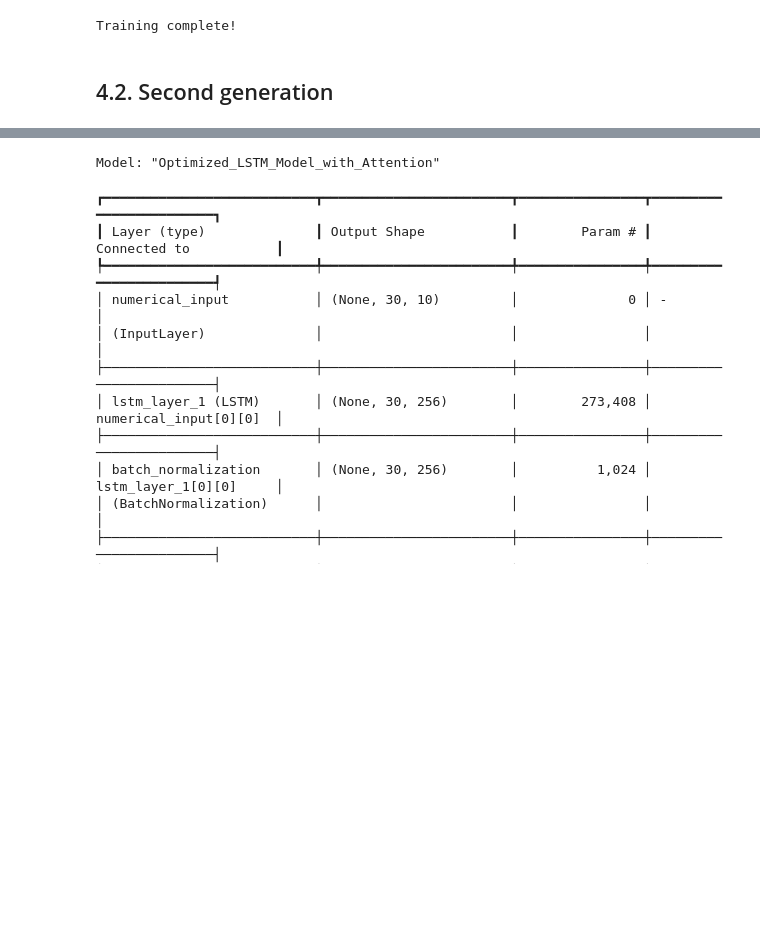
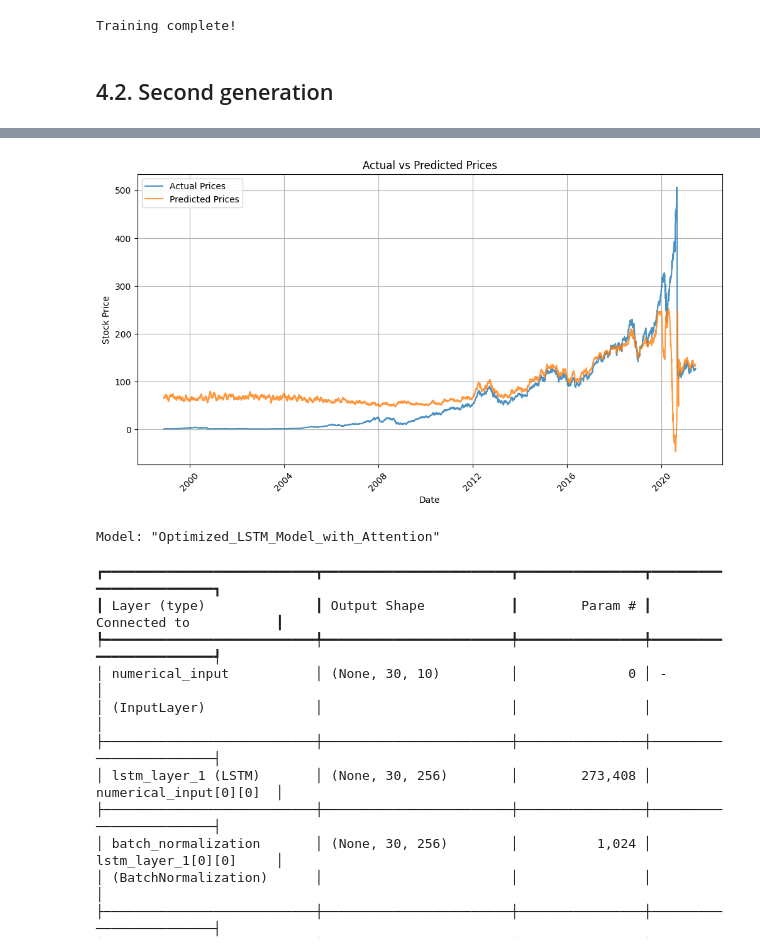
Before and after one commit to thunder913/Deep-Learning, a Jupyter notebook: stocks_deep_learning.ipynb, the cells around one changed output, grey strips where cells are left out. Cells and saved outputs as stored; diff of their text form; code cells hidden in the pictures; blank space fills up the shorter version.

Commit message:
Add different gen models and explanations

```diff
--- a/stocks_deep_learning.ipynb
+++ b/stocks_deep_learning.ipynb
@@ -639,5 +640,20 @@ def plot_actual_vs_predicted(dates, y_actual, y_pred, title='Actual vs Predicted
     plt.xticks(rotation=45)
 
     plt.show()
+# %%
+def evaluate_model_on_ticker(ticker, model):
+    """
+    Calls get_sequences_and_predict() to generate sequences and predictions for a given ticker,
+    then calls plot_actual_vs_predicted() to visualize the results.
+
+    Parameters:
+    - ticker: Stock ticker symbol (e.g., "TSLA").
+    - model: Trained deep learning model.
+    """
+    dates, y_sequence_rescaled, y_pred_rescaled = get_sequences_and_predict(
+        ticker, stock_data_tidy, numerical_columns, sequence_length, model
+    )
+
+    plot_actual_vs_predicted(dates, y_sequence_rescaled, y_pred_rescaled)
 # %% [markdown]
 ## 4. Models
@@ -717,0 +771,2 @@ Training complete!
+# %%
+second_model = load_model('./pickles/second_gen_model.keras')
@@ -717,0 +798,3 @@ Training complete!
+# %%
+evaluate_model_on_ticker("AAPL", second_model)
+# %% [output]
@@ -718,3 +803,4 @@ Training complete!
+[figure, added]
 # %%
 def create_simpler_lstm_model(sequence_length, num_features, lstm_units_1=256, lstm_units_2=128, lstm_units_3=64, dropout_rate=0.3):
     """
```
Also changed, not shown: parts of 19 cells of this notebook, 4 other files.
